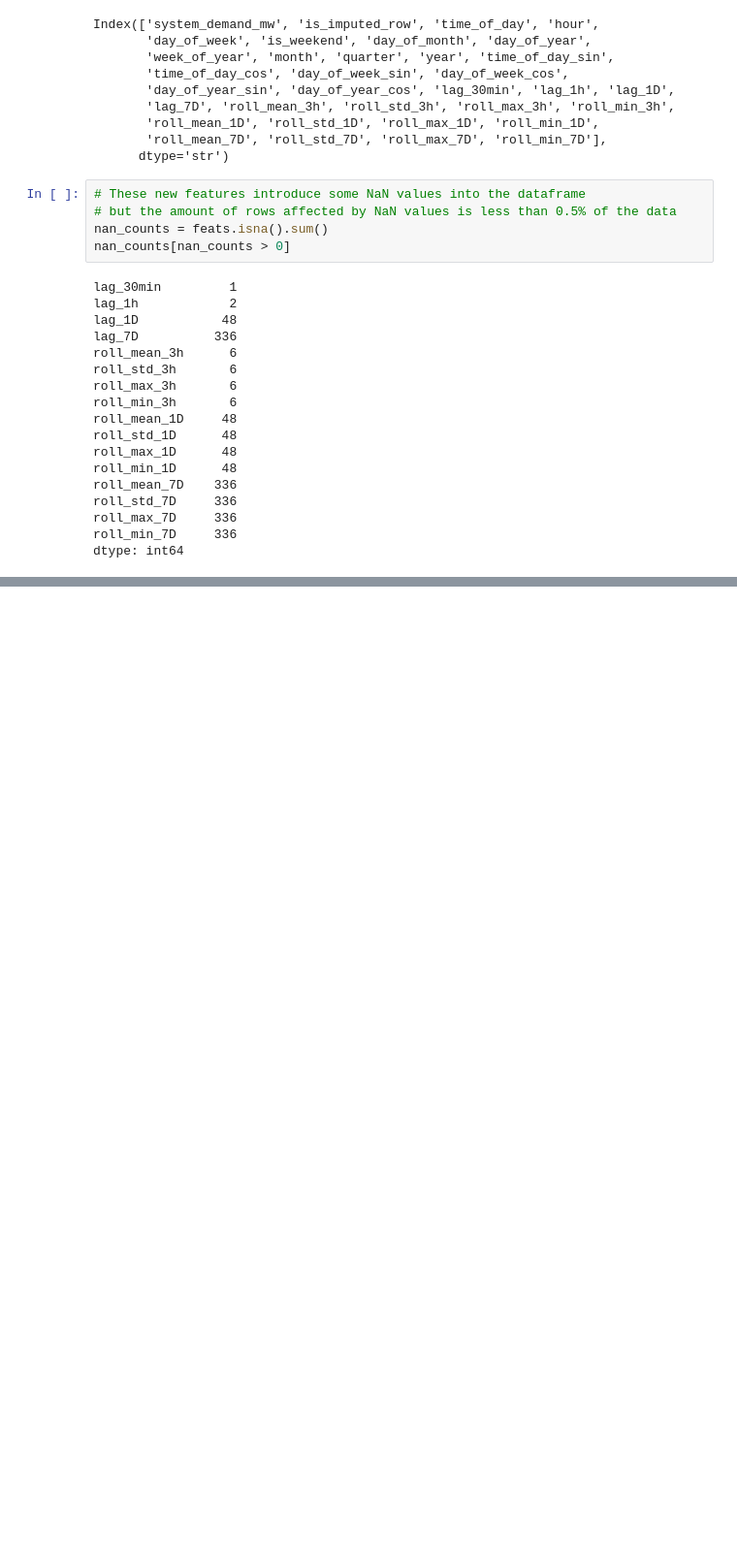
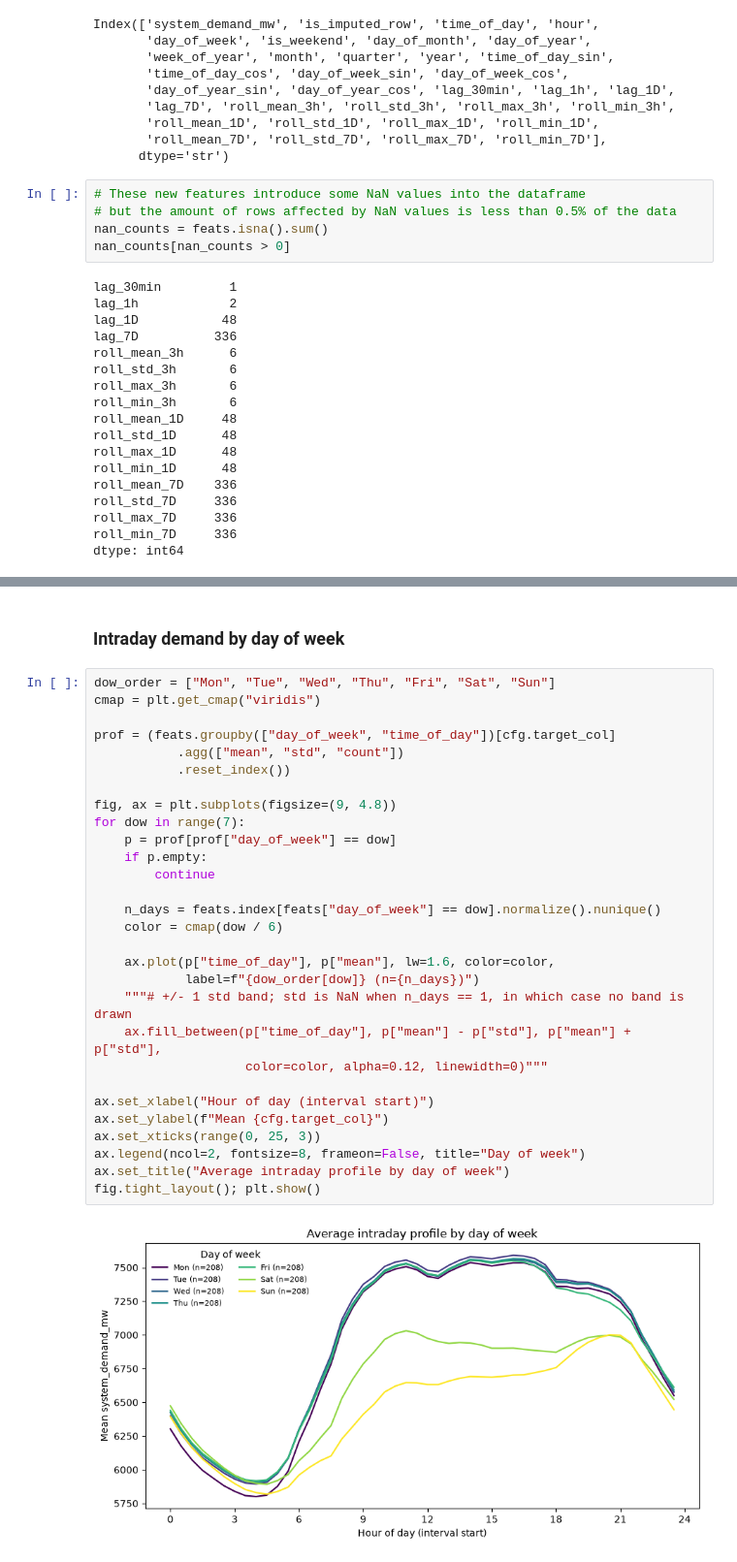
Before and after one commit to Sagnik2810Sarkar/EnergyOracle, a Jupyter notebook: src/feat_engg_eda.ipynb, the cells around one changed output, grey strips where cells are left out. Shown at 97% size. Drawn from its saved outputs; the diff is of its cells as text; blank space fills up the shorter version.

```diff
--- a/src/feat_engg_eda.ipynb
+++ b/src/feat_engg_eda.ipynb
@@ -330,0 +403,33 @@ dtype: int64
+# %% [markdown]
+### Intraday demand by day of week
+# %%
+dow_order = ["Mon", "Tue", "Wed", "Thu", "Fri", "Sat", "Sun"]
+cmap = plt.get_cmap("viridis")
+
+prof = (feats.groupby(["day_of_week", "time_of_day"])[cfg.target_col]
+           .agg(["mean", "std", "count"])
+           .reset_index())
+
+fig, ax = plt.subplots(figsize=(9, 4.8))
+for dow in range(7):
+    p = prof[prof["day_of_week"] == dow]
+    if p.empty:
+        continue
+
+    n_days = feats.index[feats["day_of_week"] == dow].normalize().nunique()
+    color = cmap(dow / 6)
+
+    ax.plot(p["time_of_day"], p["mean"], lw=1.6, color=color,
+            label=f"{dow_order[dow]} (n={n_days})")
+    """# +/- 1 std band; std is NaN when n_days == 1, in which case no band is drawn
+    ax.fill_between(p["time_of_day"], p["mean"] - p["std"], p["mean"] + p["std"],
+                    color=color, alpha=0.12, linewidth=0)"""
+
+ax.set_xlabel("Hour of day (interval start)")
+ax.set_ylabel(f"Mean {cfg.target_col}")
+ax.set_xticks(range(0, 25, 3))
+ax.legend(ncol=2, fontsize=8, frameon=False, title="Day of week")
+ax.set_title("Average intraday profile by day of week")
+fig.tight_layout(); plt.show()
+# %% [output]
+[figure, added]
```
Also changed, not shown: parts of 8 cells of this notebook.
